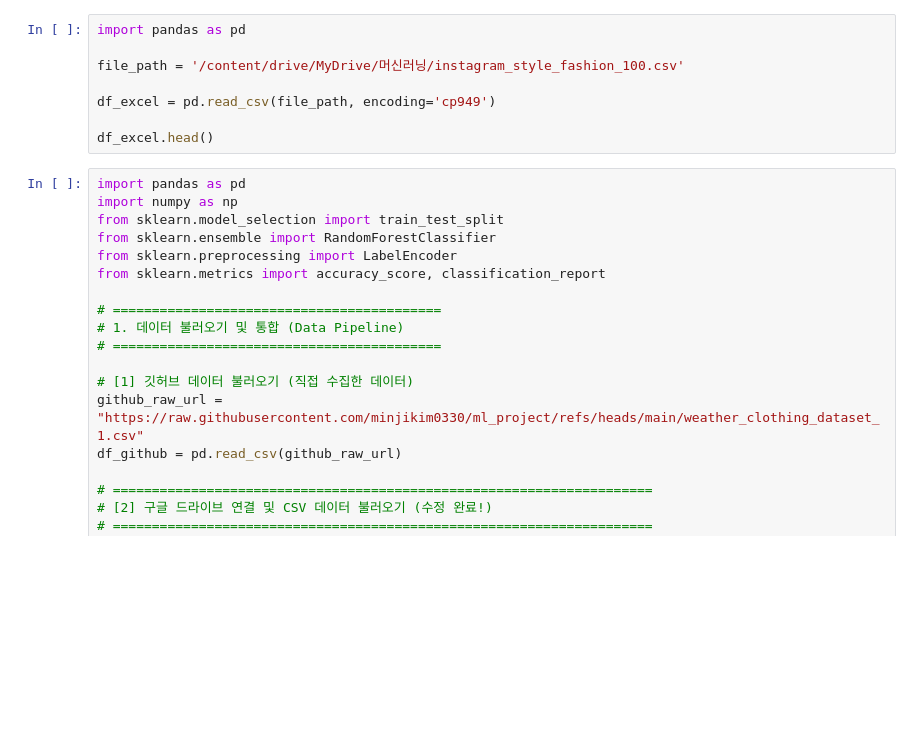
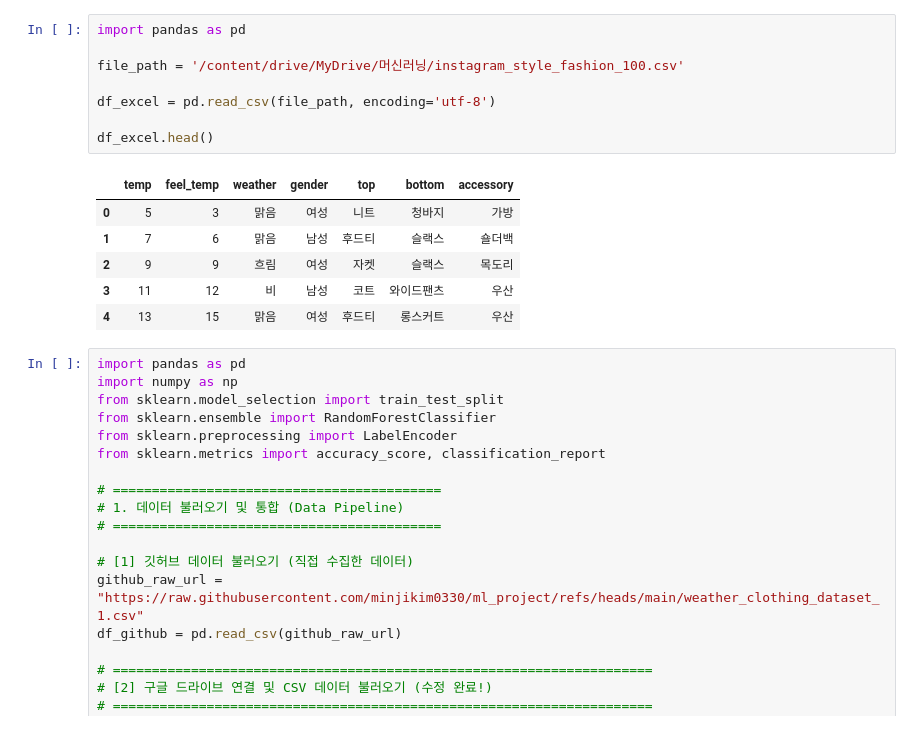
Before and after one commit to minjikim0330/ml_project, a Jupyter notebook: 머신러닝_프로젝트_시각화.ipynb, the cells around one changed output. Cells and saved outputs as stored; diff of their text form; blank space fills up the shorter version.

```diff
--- a/머신러닝_프로젝트_시각화.ipynb
+++ b/머신러닝_프로젝트_시각화.ipynb
@@ -6,11 +8,18 @@ drive.mount('/content/drive')
 # %%
 import pandas as pd
 
 file_path = '/content/drive/MyDrive/머신러닝/instagram_style_fashion_100.csv'
 
-df_excel = pd.read_csv(file_path, encoding='cp949')
+df_excel = pd.read_csv(file_path, encoding='utf-8')
 
 df_excel.head()
+# %% [output]
+|  | temp | feel_temp | weather | gender | top | bottom | accessory |
+| 0 | 5 | 3 | 맑음 | 여성 | 니트 | 청바지 | 가방 |
+| 1 | 7 | 6 | 맑음 | 남성 | 후드티 | 슬랙스 | 숄더백 |
+| 2 | 9 | 9 | 흐림 | 여성 | 자켓 | 슬랙스 | 목도리 |
+| 3 | 11 | 12 | 비 | 남성 | 코트 | 와이드팬츠 | 우산 |
+| 4 | 13 | 15 | 맑음 | 여성 | 후드티 | 롱스커트 | 우산 |
 # %%
 import pandas as pd
 import numpy as np
```
Also changed, not shown: parts of 2 cells of this notebook.
